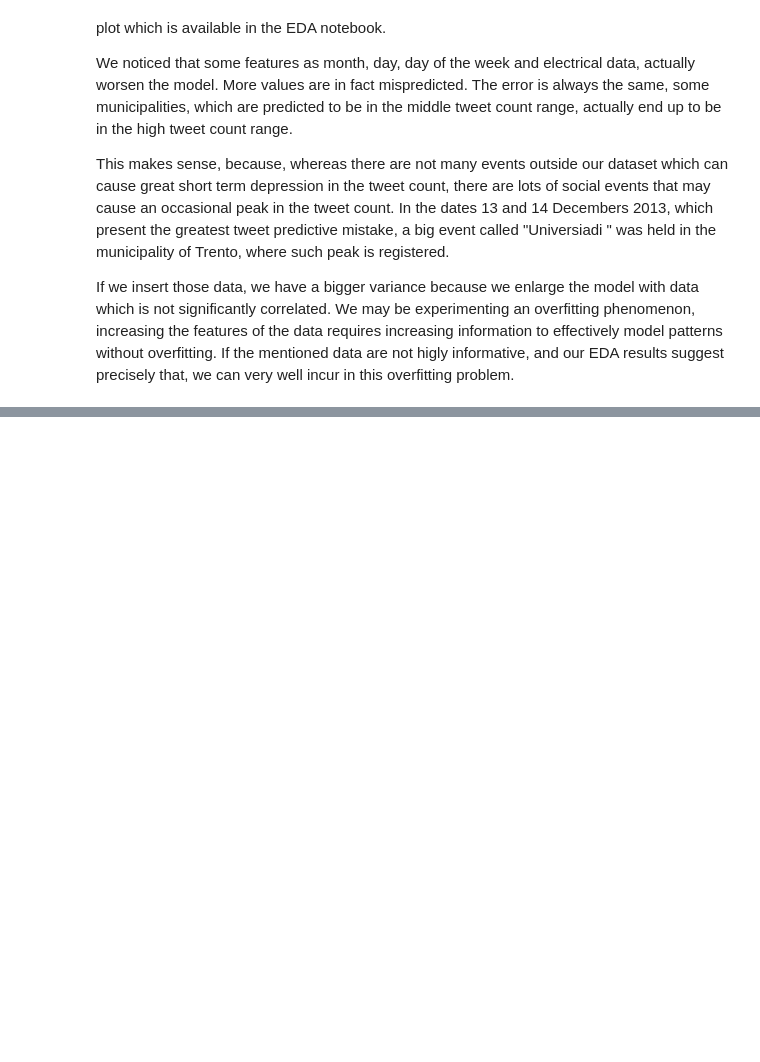
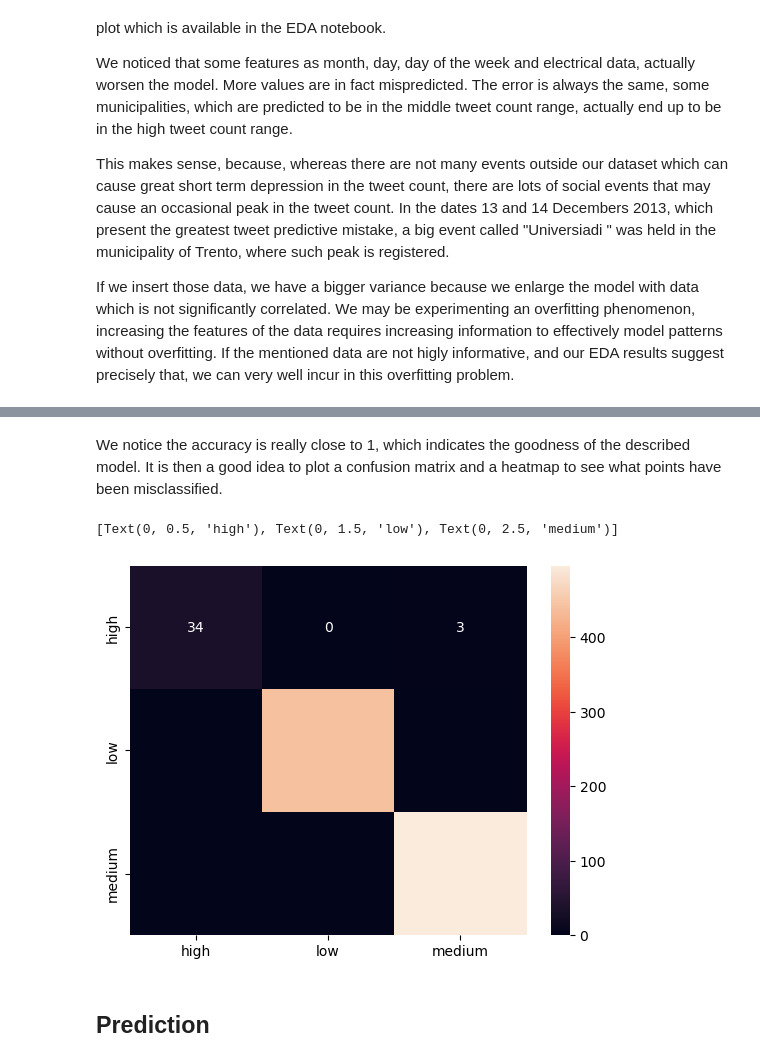
Before and after one commit to giorgiomi/social-pulse-predictor, a Jupyter notebook: notebooks/Classification.ipynb, the cells around one changed output, grey strips where cells are left out. Saved outputs shown, nothing was run; the diff lists cells and outputs as text; code cells hidden in the pictures; blank space fills up the shorter version.

Commit message:
add prediction to classification, manca poco

```diff
--- a/notebooks/Classification.ipynb
+++ b/notebooks/Classification.ipynb
@@ -138,0 +202,8 @@ If the mentioned data are not higly informative, and our EDA results suggest pre
+# %%
+X_train, X_test, y_train, y_test = train_test_split(X, y, test_size=0.2, random_state=20)
+# %%
+# Initialize Random Forest Classifier
+rf_classifier = RandomForestClassifier(n_estimators=4, random_state=20)
+# %%
+# Train the classifier
+rf_classifier.fit(X_train, y_train)
@@ -138,0 +212,2 @@ If the mentioned data are not higly informative, and our EDA results suggest pre
+# %%
+y_pred = rf_classifier.predict(X_test)
@@ -138,0 +228,15 @@ If the mentioned data are not higly informative, and our EDA results suggest pre
+# %% [markdown]
+We notice the accuracy is really close to 1, which indicates the goodness of the described model.
+It is then a good idea to plot a confusion matrix and a heatmap to see what points have been misclassified.
+# %%
+confusion_matrix(y_test, y_pred)
+
+ax= plt.subplot()
+sns.heatmap(confusion_matrix(y_test, y_pred), annot=True, fmt='g', ax=ax)
+ax.xaxis.set_ticklabels(['high', 'low', 'medium'])
+ax.yaxis.set_ticklabels(['high', 'low', 'medium'])
+# %% [output]
+[Text(0, 0.5, 'high'), Text(0, 1.5, 'low'), Text(0, 2.5, 'medium')]
+[figure, added]
+# %% [markdown]
+## Prediction
```
Also changed, not shown: parts of 56 cells of this notebook.
